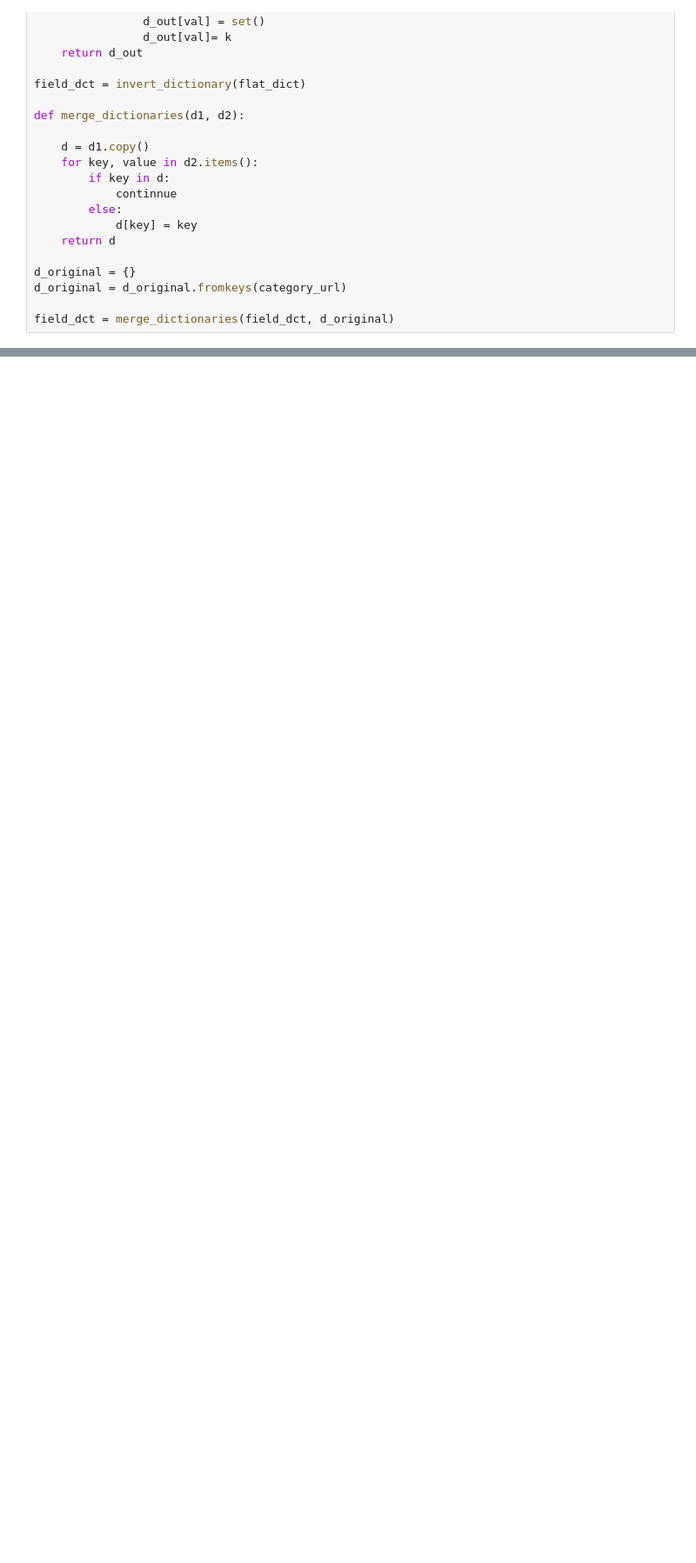
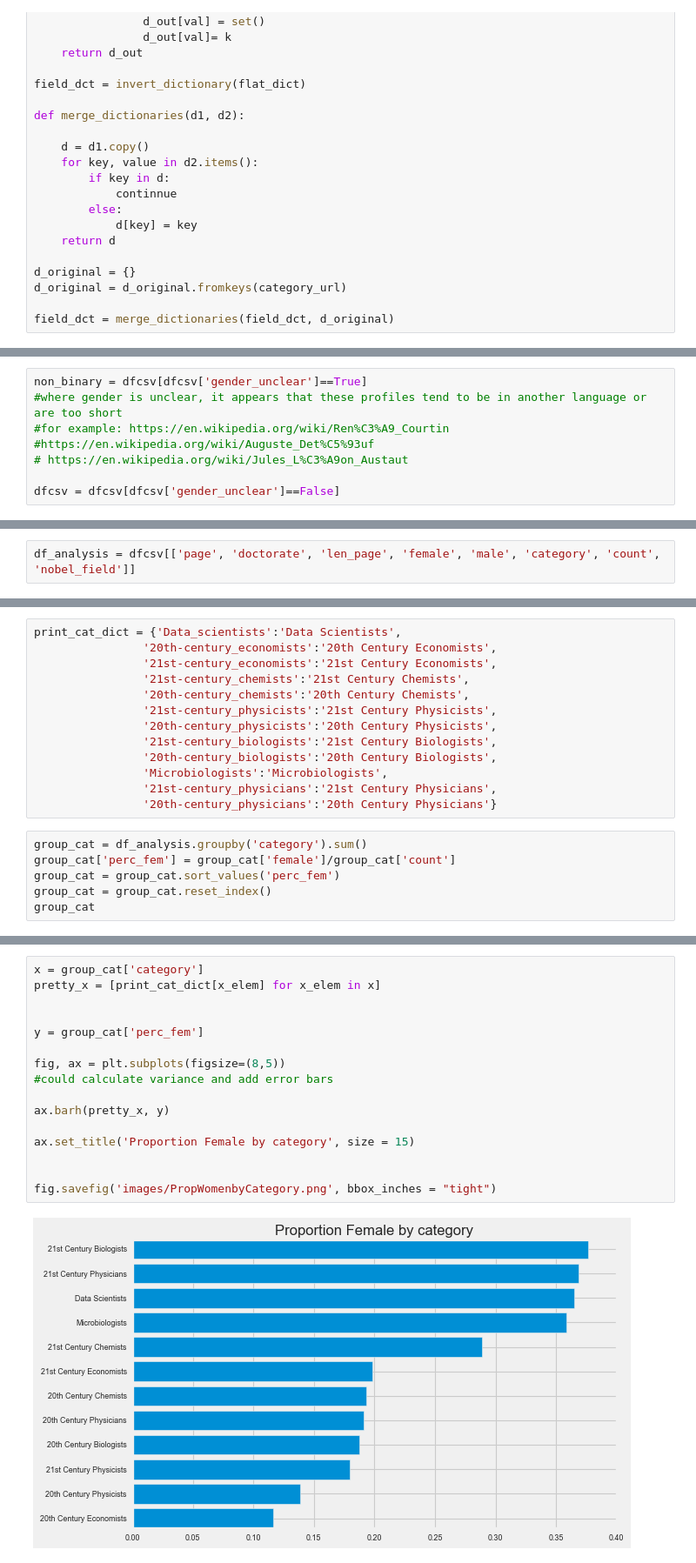
Before and after one commit to isbhsun/Gender-Gap-Analysis, a Jupyter notebook: data_analysis.ipynb, the cells around one changed output, grey strips where cells are left out. Shown at 87% size. Saved outputs shown, nothing was run; the diff lists cells and outputs as text; blank space fills up the shorter version.

```diff
--- a/data_analysis.ipynb
+++ b/data_analysis.ipynb
@@ -436,0 +203,8 @@ compare_century_grouped_sum.loc['20th-century_chemists', 'here']
+# %%
+non_binary = dfcsv[dfcsv['gender_unclear']==True]
+#where gender is unclear, it appears that these profiles tend to be in another language or are too short
+#for example: https://en.wikipedia.org/wiki/Ren%C3%A9_Courtin
+#https://en.wikipedia.org/wiki/Auguste_Det%C5%93uf
+# https://en.wikipedia.org/wiki/Jules_L%C3%A9on_Austaut
+
+dfcsv = dfcsv[dfcsv['gender_unclear']==False]
@@ -436,0 +234,2 @@ compare_century_grouped_sum.loc['20th-century_chemists', 'here']
+# %%
+df_analysis = dfcsv[['page', 'doctorate', 'len_page', 'female', 'male', 'category', 'count', 'nobel_field']]
@@ -436,0 +272,19 @@ compare_century_grouped_sum.loc['20th-century_chemists', 'here']
+# %%
+print_cat_dict = {'Data_scientists':'Data Scientists',
+                '20th-century_economists':'20th Century Economists',
+                '21st-century_economists':'21st Century Economists',
+                '21st-century_chemists':'21st Century Chemists',
+                '20th-century_chemists':'20th Century Chemists',
+                '21st-century_physicists':'21st Century Physicists',
+                '20th-century_physicists':'20th Century Physicists',
+                '21st-century_biologists':'21st Century Biologists',
+                '20th-century_biologists':'20th Century Biologists',
+                'Microbiologists':'Microbiologists',
+                '21st-century_physicians':'21st Century Physicians',
+                '20th-century_physicians':'20th Century Physicians'}
+# %%
+group_cat = df_analysis.groupby('category').sum()
+group_cat['perc_fem'] = group_cat['female']/group_cat['count']
+group_cat = group_cat.sort_values('perc_fem')
+group_cat = group_cat.reset_index()
+group_cat
@@ -436,0 +305,18 @@ compare_century_grouped_sum.loc['20th-century_chemists', 'here']
+# %%
+x = group_cat['category']
+pretty_x = [print_cat_dict[x_elem] for x_elem in x]
+
+
+y = group_cat['perc_fem']
+
+fig, ax = plt.subplots(figsize=(8,5))
+#could calculate variance and add error bars
+
+ax.barh(pretty_x, y)
+
+ax.set_title('Proportion Female by category', size = 15)
+
+
+fig.savefig('images/PropWomenbyCategory.png', bbox_inches = "tight")
+# %% [output]
+[figure, added]
```
Also changed, not shown: parts of 65 cells of this notebook, 1 other file.
